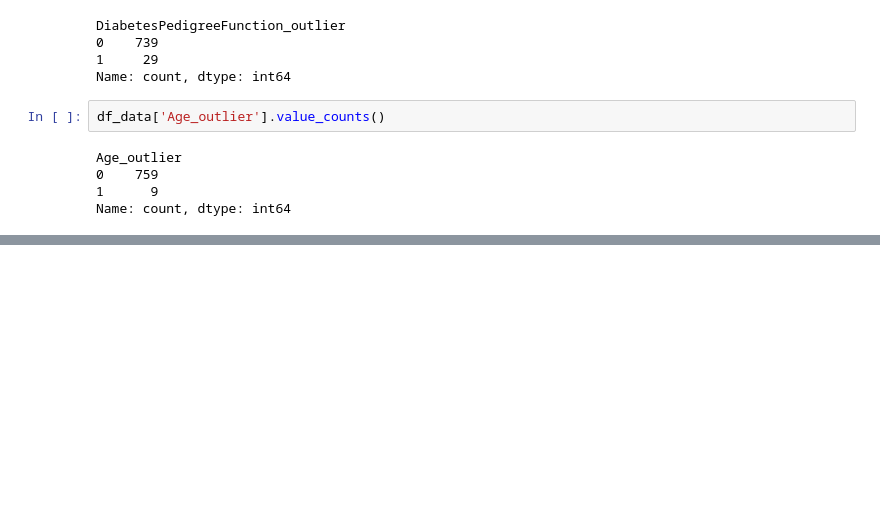
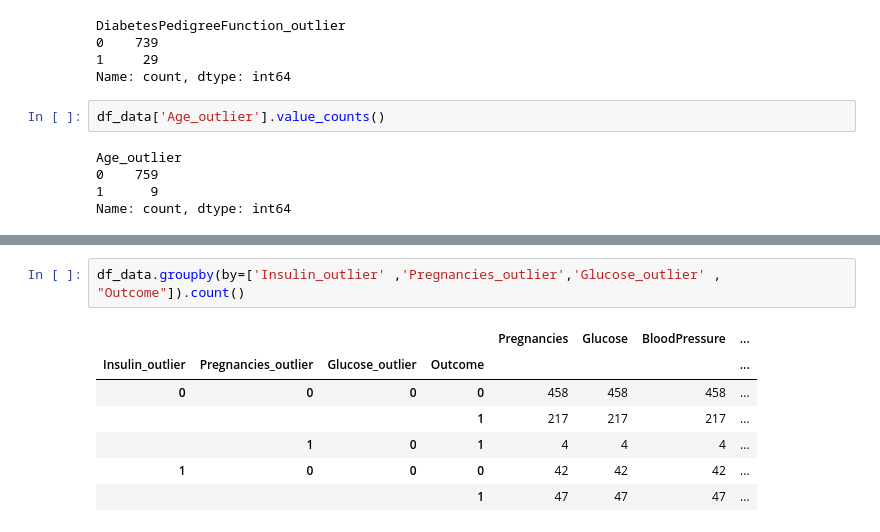
Before and after one commit to FeLipe-133/Trabajo-mate-para-cs, a Jupyter notebook: src/Preprocessing_Data/1_outliers_check.ipynb, the cells around one changed output, grey strips where cells are left out. Drawn from its saved outputs; the diff is of its cells as text; blank space fills up the shorter version.

```diff
--- a/src/Preprocessing_Data/1_outliers_check.ipynb
+++ b/src/Preprocessing_Data/1_outliers_check.ipynb
@@ -103,0 +112,10 @@ Name: count, dtype: int64
+# %%
+df_data.groupby(by=['Insulin_outlier' ,'Pregnancies_outlier','Glucose_outlier' , "Outcome"]).count()
+# %% [output]
+|  |  |  |  | Pregnancies | Glucose | BloodPressure | ... |
+| Insulin_outlier | Pregnancies_outlier | Glucose_outlier | Outcome |  |  |  | ... |
+| 0 | 0 | 0 | 0 | 458 | 458 | 458 | ... |
+|  |  |  | 1 | 217 | 217 | 217 | ... |
+|  | 1 | 0 | 1 | 4 | 4 | 4 | ... |
+| 1 | 0 | 0 | 0 | 42 | 42 | 42 | ... |
+|  |  |  | 1 | 47 | 47 | 47 | ... |
```
Also changed, not shown: parts of 6 cells of this notebook.
